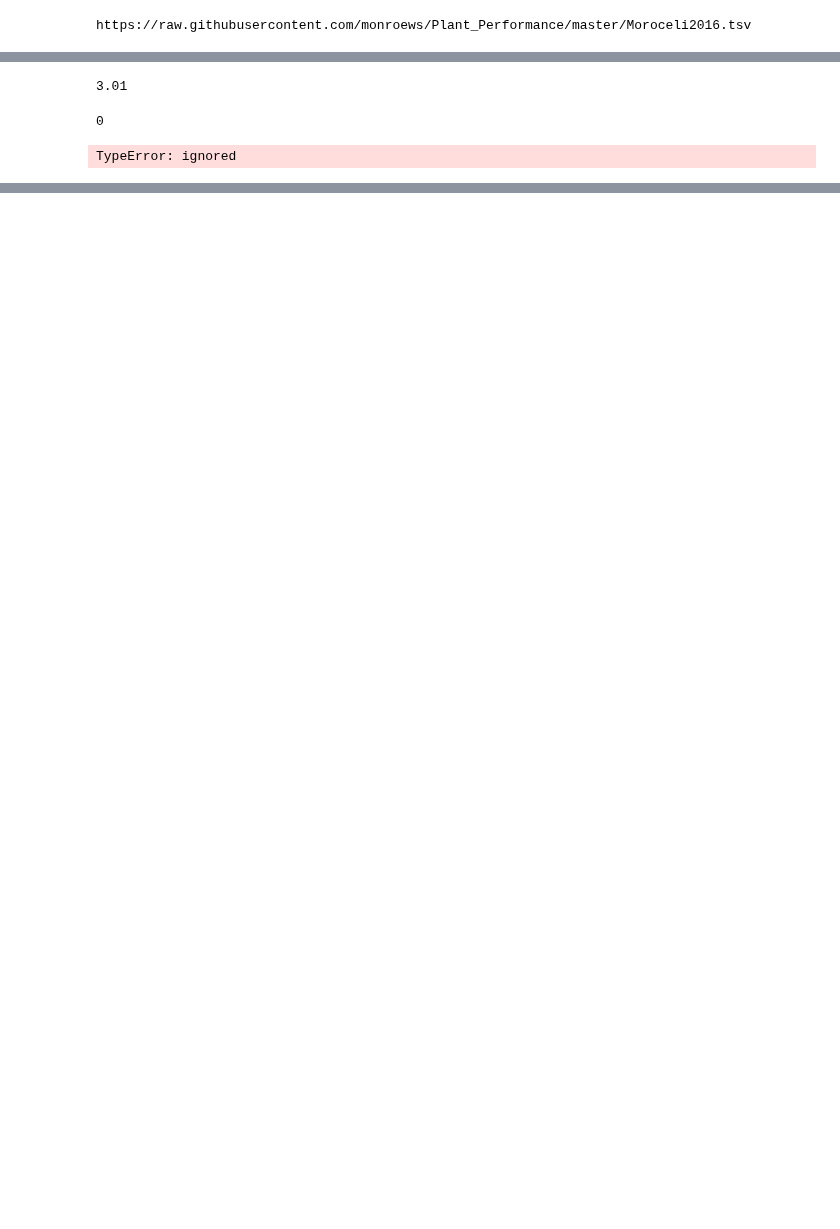
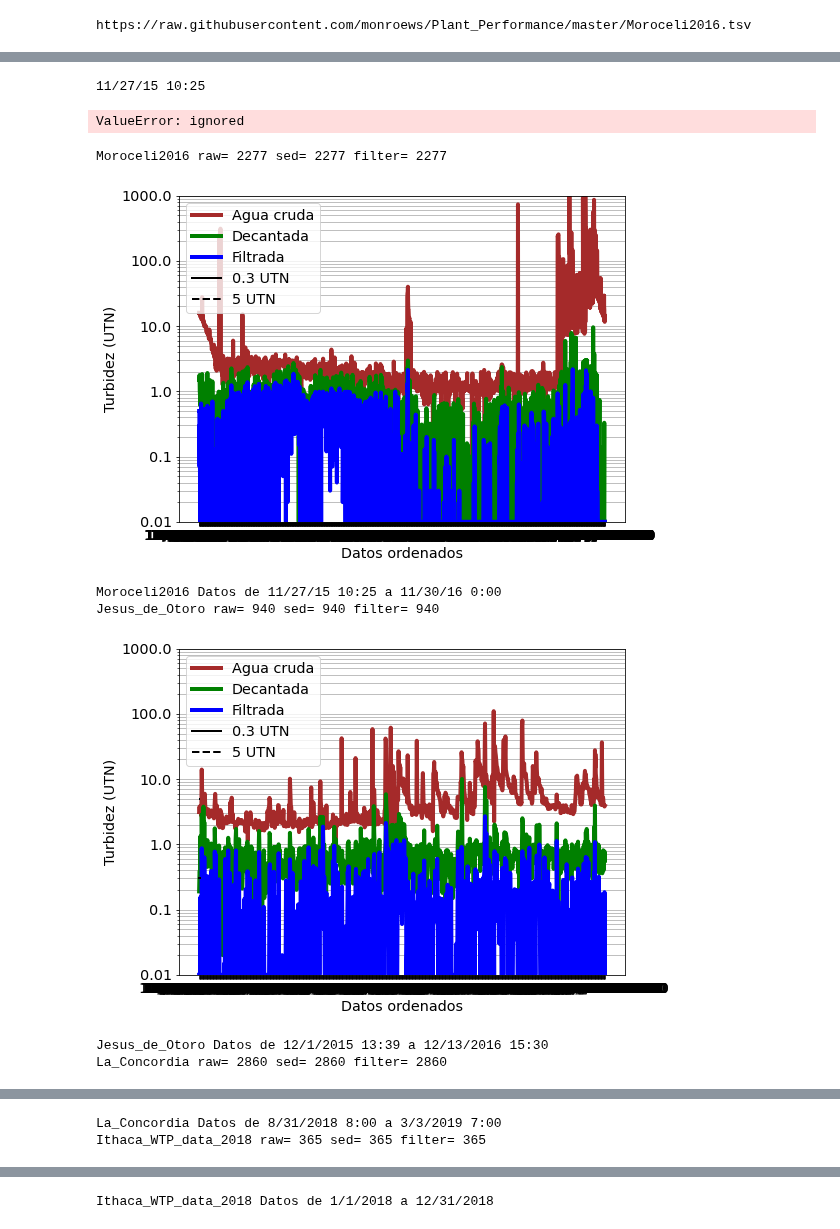
Before and after one commit to monroews/Plant_Performance, a Jupyter notebook: Plant_Performance.ipynb, the cells around one changed output, grey strips where cells are left out. Saved outputs shown, nothing was run; the diff lists cells and outputs as text; code cells hidden in the pictures; blank space fills up the shorter version.

Commit message:
add time column that is in days

```diff
--- a/Plant_Performance.ipynb
+++ b/Plant_Performance.ipynb
@@ -64,43 +53,50 @@ params = {'legend.fontsize': font,
          'axes.formatter.useoffset':False}
 plt.rcParams.update(params)
 # %%
-raw = np.array(pddata[1]['raw (NTU)'])
-raw[4]
+raw = np.array(pddata[0]['raw (NTU)'])
+time = np.array(pddata[0]['time'])
+print(time[0])
+newraw = np.datetime64(raw[0])
 # %% [output]
-3.01
+11/27/15 10:25
+ValueError: ignored
 # %%
 for i in range(len(plants)):
-  raw = np.array(pddata[i]['raw (NTU)']*1) * u.NTU
+  raw = np.array(pddata[i]['raw (NTU)']) * u.NTU
   for j in range(len(raw)):
-    print(j)
     raw[j]=max(raw[j],0.01*u.NTU)
 
   sed = np.array(pddata[i]['sed (NTU)']) * u.NTU
   for j in range(len(sed)):
     sed[j]=max(sed[j],0.01*u.NTU)
   filter = np.array(pddata[i]['filter (NTU)']) * u.NTU
   for j in range(len(filter)):
     filter[j]=max(filter[j],0.01*u.NTU)
   time = np.array(pddata[i]['time'])
   count = raw.shape[0]
   rank = np.linspace(0,1,count,endpoint=True)
   print(plants[i],'raw=',raw.shape[0], 'sed=',sed.shape[0], 'filter=',filter.shape[0])
 
   plt.plot(time,raw,linewidth=4, color='brown')
   plt.plot(time,sed,linewidth=4, color='green')
   plt.plot(time,filter,linewidth=4, color='blue')
   plt.plot([0,1],[0.3,0.3],linewidth=2, color='black')
   plt.plot([0,1],[5,5],linewidth=2, color='black', linestyle='dashed')
   plt.ylabel('Turbidez (UTN)')
   plt.xlabel('Datos ordenados')
   plt.yscale('log')
   plt.ylim(ymin=0.01,ymax=1000)
   plt.grid(which='both',axis='y')
   plt.legend(['Agua cruda','Decantada','Filtrada','0.3 UTN','5 UTN'])
   plt.gca().yaxis.set_major_formatter(ticker.ScalarFormatter())
   plt.gca().yaxis.set_major_formatter(ticker.StrMethodFormatter("{x}"))
   plt.show()
   print(plants[i],'Datos de',time[0], 'a', time[-1])
 # %% [output]
-0
+Moroceli2016 raw= 2277 sed= 2277 filter= 2277
+[figure, added]
-TypeError: ignored
+Moroceli2016 Datos de 11/27/15 10:25 a 11/30/16 0:00
+Jesus_de_Otoro raw= 940 sed= 940 filter= 940
+[figure, added]
+Jesus_de_Otoro Datos de 12/1/2015 13:39 a 12/13/2016 15:30
+La_Concordia raw= 2860 sed= 2860 filter= 2860
@@ -106,0 +104,2 @@ TypeError: ignored
+La_Concordia Datos de 8/31/2018 8:00 a 3/3/2019 7:00
+Ithaca_WTP_data_2018 raw= 365 sed= 365 filter= 365
@@ -106,0 +107 @@ TypeError: ignored
+Ithaca_WTP_data_2018 Datos de 1/1/2018 a 12/31/2018
```
Also changed, not shown: parts of 8 cells of this notebook, 6 other files.
